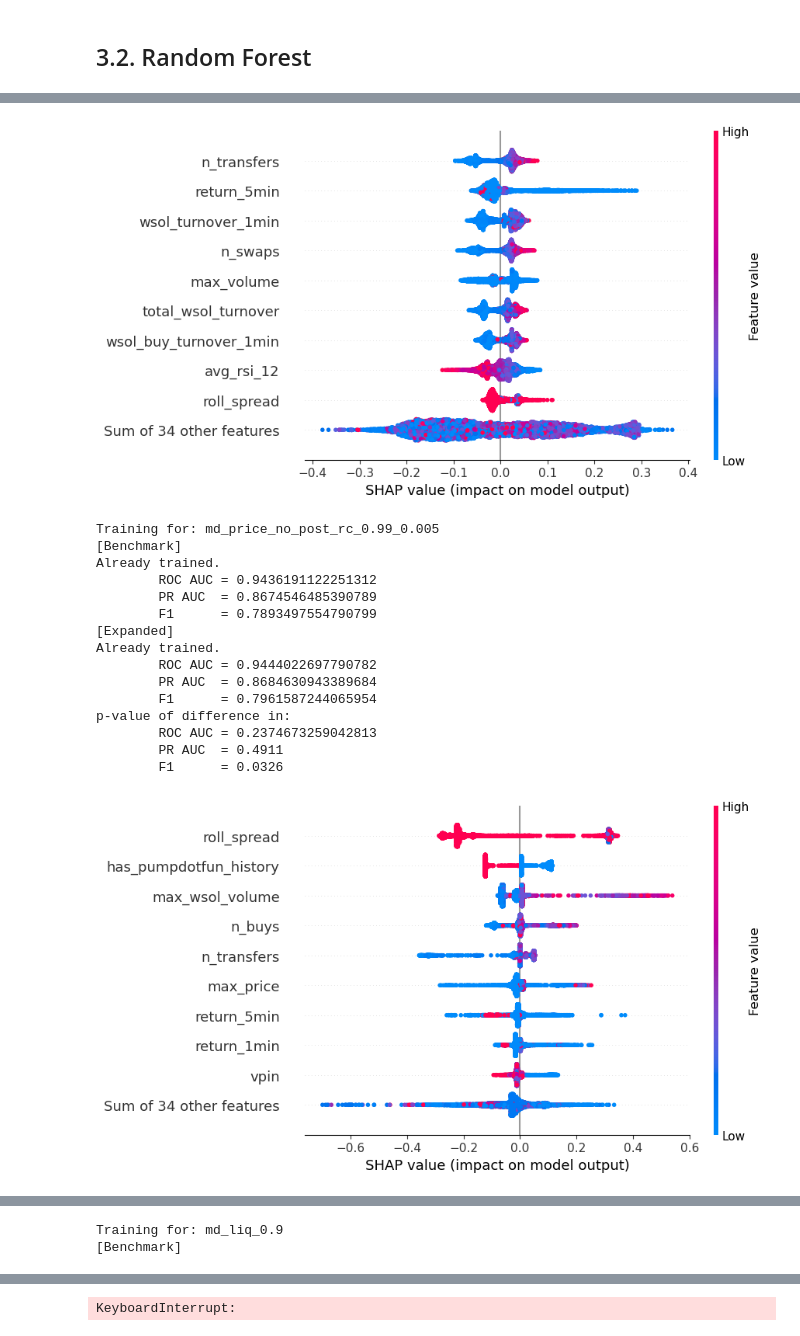
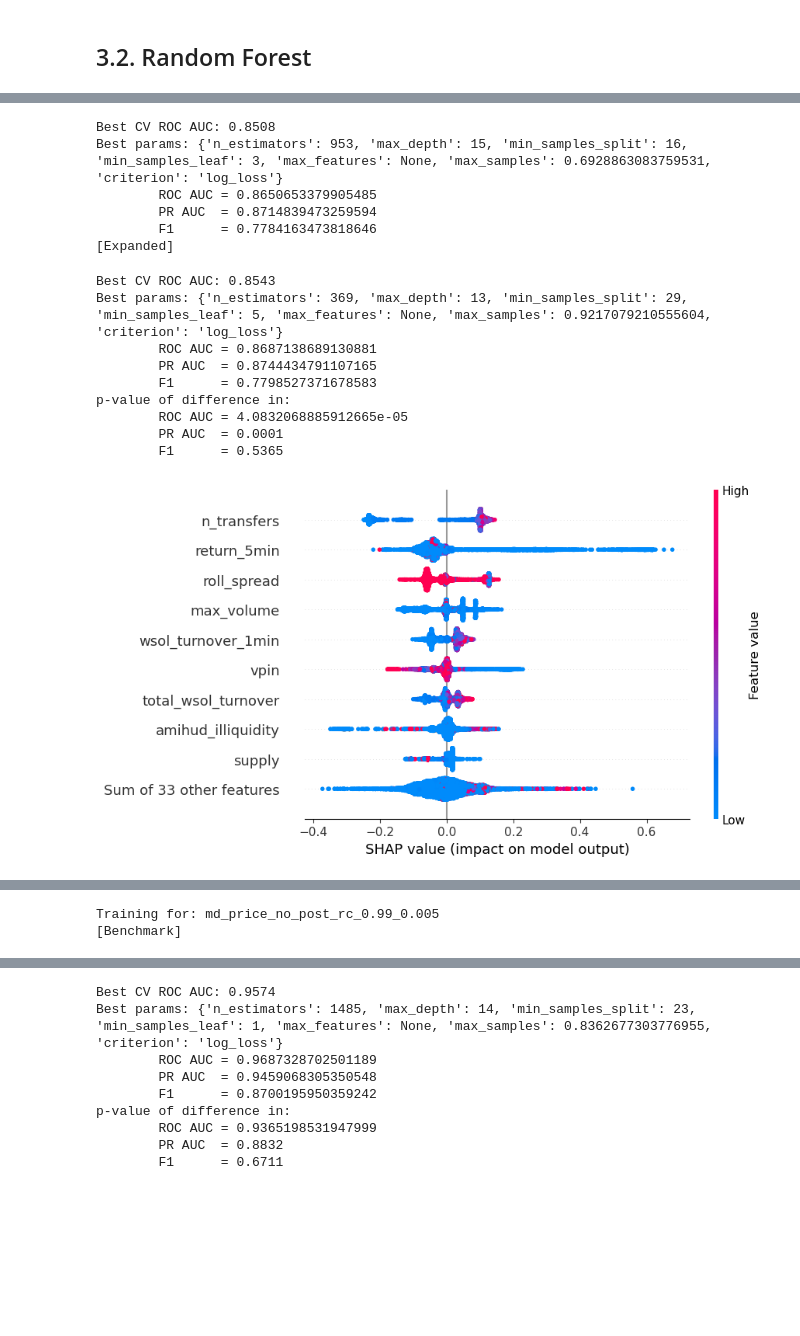
Before and after one commit to NickLithan/Rug-Pull-Early-Detection--Bachelor-Thesis-, a Jupyter notebook: main.ipynb, the cells around one changed output, grey strips where cells are left out. Saved outputs shown, nothing was run; the diff lists cells and outputs as text; code cells hidden in the pictures; blank space fills up the shorter version.

```diff
--- a/main.ipynb
+++ b/main.ipynb
@@ -70,7 +70,7 @@ plt.show()
 [figure]
 # %%
 n_targets = len(targets)
-fig, ax = plt.subplots(1, n_targets, figsize=(n_targets * 3, 3))
+fig, ax = plt.subplots(1, n_targets, figsize=(n_targets * 3, 3), dpi=250)
 
 colors = ["lightblue", "red"]
 labels = ["Normal", "Malicious"]
@@ -332,7 +322,7 @@ for target in targets:
     # expanded
     print("[Expanded]")
     model_exp, prediction_exp = cb_tune_and_train_standard(
-        X_exp_train, X_exp_test, y_train[target], output_file=f"exp_{target}", seed=SEED,
+        X_exp_train, X_exp_test, y_train[target], output_file=f"exp_{target}", seed=SEED
     )
     print_metrics(y_test[target], prediction_exp)
 
@@ -442,7 +407,7 @@ for target in targets:
     # expanded
     print("[Expanded]")
     model_exp, prediction_exp = rf_tune_and_train_standard(
-        X_exp_train, X_exp_test, y_train[target], output_file=f"exp_{target}", seed=SEED,
+        X_exp_train, X_exp_test, y_train[target], output_file=f"exp_{target}", seed=SEED
     )
     print_metrics(y_test[target], prediction_exp)
 
@@ -472,17 +424,16 @@ p-value of difference in:
+Best CV ROC AUC: 0.8508
+Best params: {'n_estimators': 953, 'max_depth': 15, 'min_samples_split': 16, 'min_samples_leaf': 3, 'max_features': None, 'max_samples': 0.6928863083759531, 'criterion': 'log_loss'}
+        ROC AUC = 0.8650653379905485
+        PR AUC  = 0.8714839473259594
+        F1      = 0.7784163473818646
+[Expanded]
+Best CV ROC AUC: 0.8543
+Best params: {'n_estimators': 369, 'max_depth': 13, 'min_samples_split': 29, 'min_samples_leaf': 5, 'max_features': None, 'max_samples': 0.9217079210555604, 'criterion': 'log_loss'}
+        ROC AUC = 0.8687138689130881
+        PR AUC  = 0.8744434791107165
+        F1      = 0.7798527371678583
+p-value of difference in:
+        ROC AUC = 4.0832068885912665e-05
+        PR AUC  = 0.0001
+        F1      = 0.5365
-[figure, old version]
+[figure, new version]
-Training for: md_price_no_post_rc_0.99_0.005
-[Benchmark]
-Already trained.
-        ROC AUC = 0.9436191122251312
-        PR AUC  = 0.8674546485390789
-        F1      = 0.7893497554790799
-[Expanded]
-Already trained.
-        ROC AUC = 0.9444022697790782
-        PR AUC  = 0.8684630943389684
-        F1      = 0.7961587244065954
-p-value of difference in:
-        ROC AUC = 0.2374673259042813
-        PR AUC  = 0.4911
-        F1      = 0.0326
-[figure, old version]
@@ -505,2 +440,2 @@ p-value of difference in:
-Training for: md_liq_0.9
+Training for: md_price_no_post_rc_0.99_0.005
 [Benchmark]
@@ -542 +466,9 @@ KeyboardInterrupt
-KeyboardInterrupt:
+Best CV ROC AUC: 0.9574
+Best params: {'n_estimators': 1485, 'max_depth': 14, 'min_samples_split': 23, 'min_samples_leaf': 1, 'max_features': None, 'max_samples': 0.8362677303776955, 'criterion': 'log_loss'}
+        ROC AUC = 0.9687328702501189
+        PR AUC  = 0.9459068305350548
+        F1      = 0.8700195950359242
+p-value of difference in:
+        ROC AUC = 0.9365198531947999
+        PR AUC  = 0.8832
+        F1      = 0.6711
```
Also changed, not shown: parts of 6 cells of this notebook, 49 other files.
